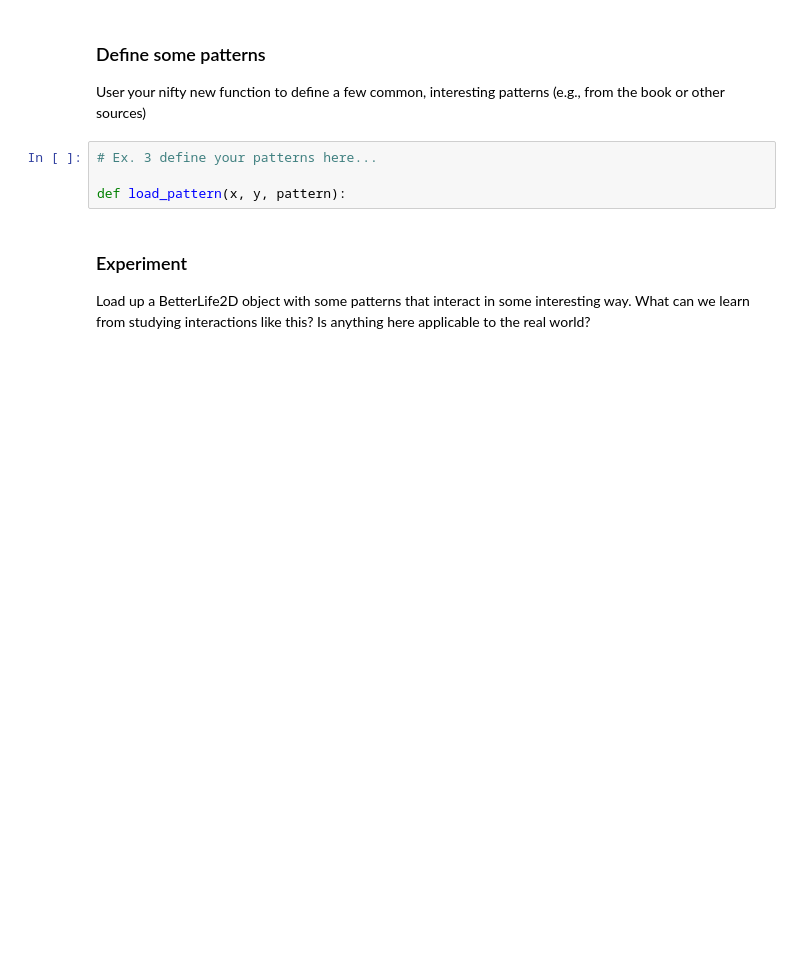
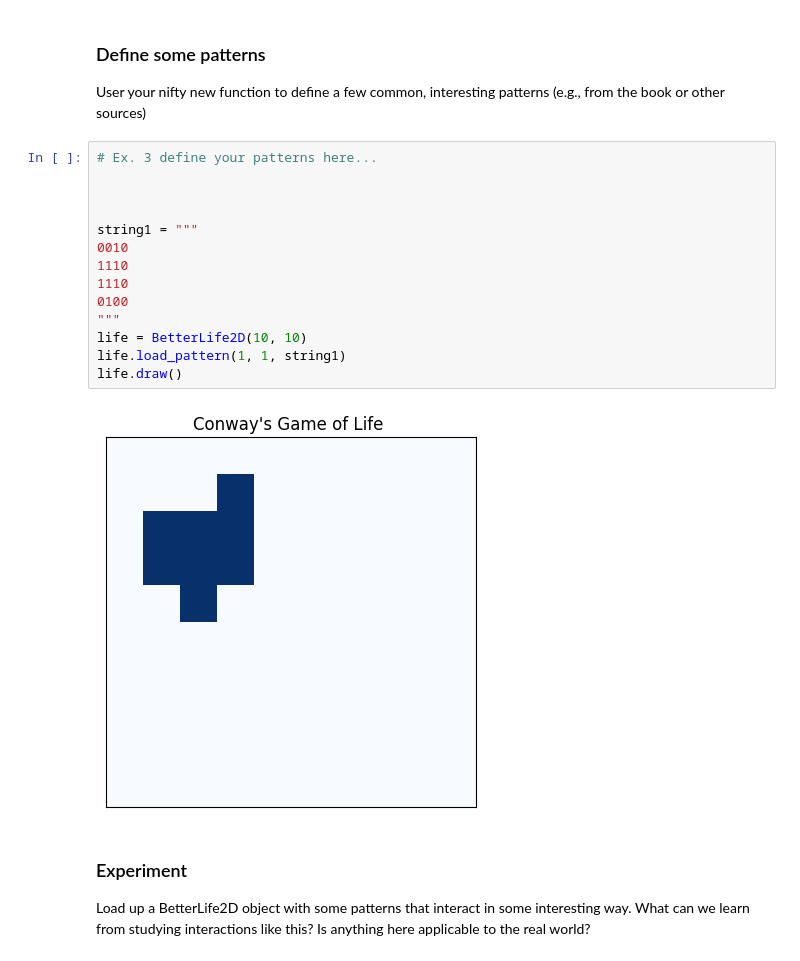
Before and after one commit to Charanjeet-x/comp215, a Jupyter notebook: labs/lab08_GoL.ipynb, the cells around one changed output. Saved outputs shown, nothing was run; the diff lists cells and outputs as text; blank space fills up the shorter version.

```diff
--- a/labs/lab08_GoL.ipynb
+++ b/labs/lab08_GoL.ipynb
@@ -289,7 +285,19 @@ User your nifty new function to define a few common, interesting patterns (e.g.,
 # %%
 # Ex. 3 define your patterns here...
 
-def load_pattern(x, y, pattern):
+
+
+string1 = """
+0010
+1110
+1110
+0100
+"""
+life = BetterLife2D(10, 10)
+life.load_pattern(1, 1, string1)
+life.draw()
+# %% [output]
+[figure, added]
 # %% [markdown]
 ### Experiment
 Load up a BetterLife2D object with some patterns that interact in some interesting way.
```
Also changed, not shown: parts of 4 cells of this notebook.
